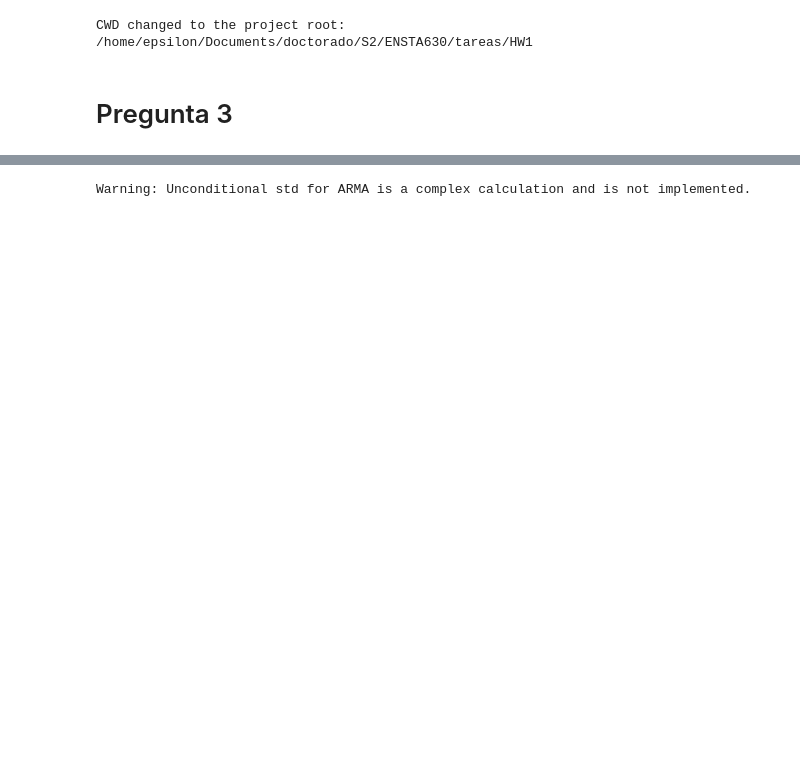
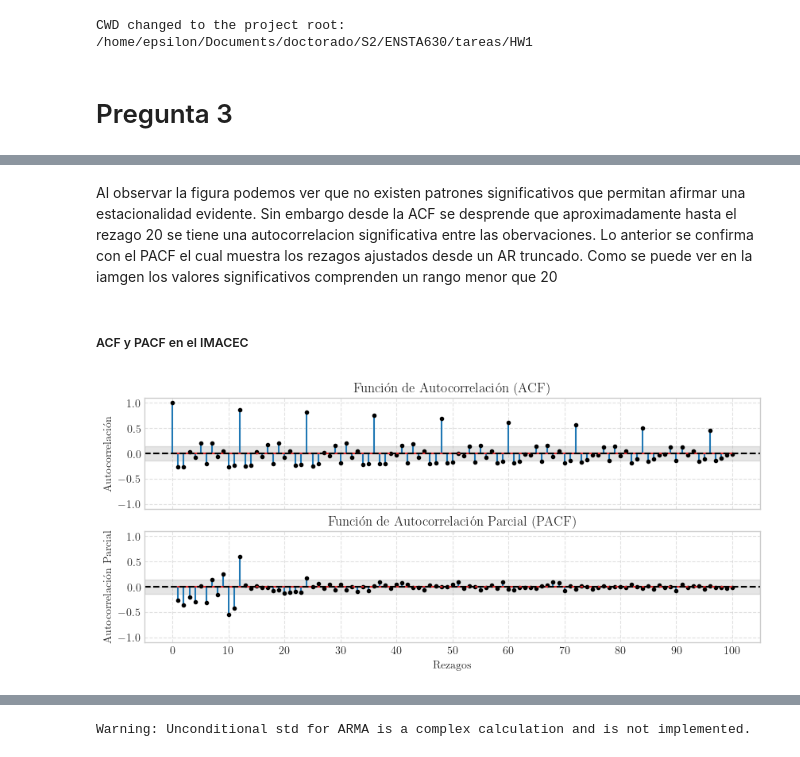
Before and after one commit to ensta630team/HW1---Python, a Jupyter notebook: presentation/notebooks/pregunta_3.ipynb, the cells around one changed output, grey strips where cells are left out. Cells and saved outputs as stored; diff of their text form; code cells hidden in the pictures; blank space fills up the shorter version.

```diff
--- a/presentation/notebooks/pregunta_3.ipynb
+++ b/presentation/notebooks/pregunta_3.ipynb
@@ -20,0 +63,9 @@ from source.optimize.likelihood import maximum_likelihood_estimation
+# %% [markdown]
+Al observar la figura podemos ver que no existen patrones significativos que permitan afirmar una estacionalidad evidente. Sin embargo desde la ACF se desprende que aproximadamente hasta el rezago 20 se tiene una autocorrelacion significativa entre las obervaciones. Lo anterior se confirma con el PACF el cual muestra los rezagos ajustados desde un AR truncado. Como se puede ver en la iamgen los valores significativos comprenden un rango menor que 20
+# %% [markdown]
+##### ACF y PACF en el IMACEC
+# %%
+fig, axes = plt.subplots(2, 1, figsize=(10, 4), sharex=True)
+fig, axes = uplot.plot_acf_pacf(dataset['y_t'], lags= 100, fig=fig, axes=axes)
+# %% [output]
+[figure, added]
```
Also changed, not shown: parts of 23 cells of this notebook, 8 other files.
